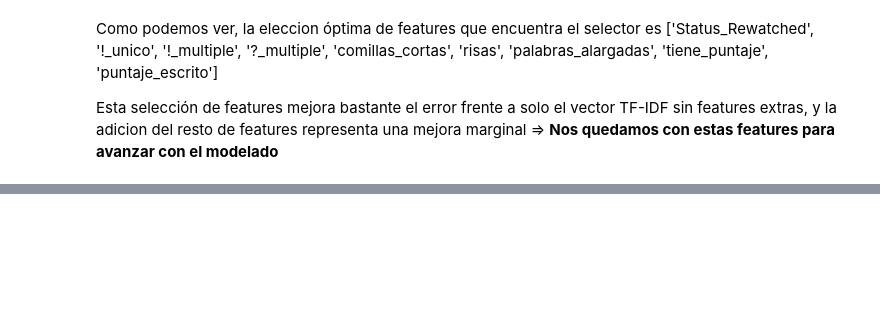
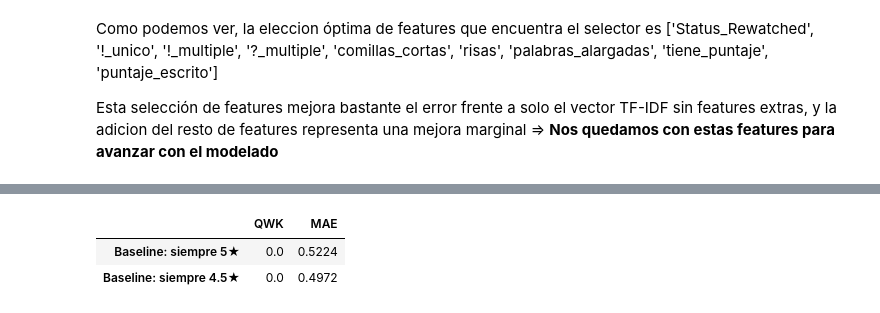
Before and after one commit to lrizzitano/tp-cdd-letterbox, a Jupyter notebook: TP_Letterboxd_Ciencia_de_Datos_V2.ipynb, the cells around one changed output, grey strips where cells are left out. Saved outputs shown, nothing was run; the diff lists cells and outputs as text; code cells hidden in the pictures; blank space fills up the shorter version.

```diff
--- a/TP_Letterboxd_Ciencia_de_Datos_V2.ipynb
+++ b/TP_Letterboxd_Ciencia_de_Datos_V2.ipynb
@@ -1308,0 +1430,9 @@ Index(['Review', 'Status_Rewatched', '!_unico', '!_multiple', '?_multiple',
+# %%
+resultados = {}
+resultados['Baseline: siempre 5★'] = metricas_modelado(y_val, np.full(len(y_val), 5.0))
+resultados['Baseline: siempre 4.5★'] = metricas_modelado(y_val, np.full(len(y_val), 4.5))
+pd.DataFrame(resultados).T.round(4)
+# %% [output]
+|  | QWK | MAE |
+| Baseline: siempre 5★ | 0.0 | 0.5224 |
+| Baseline: siempre 4.5★ | 0.0 | 0.4972 |
```
Also changed, not shown: parts of 33 cells of this notebook.
